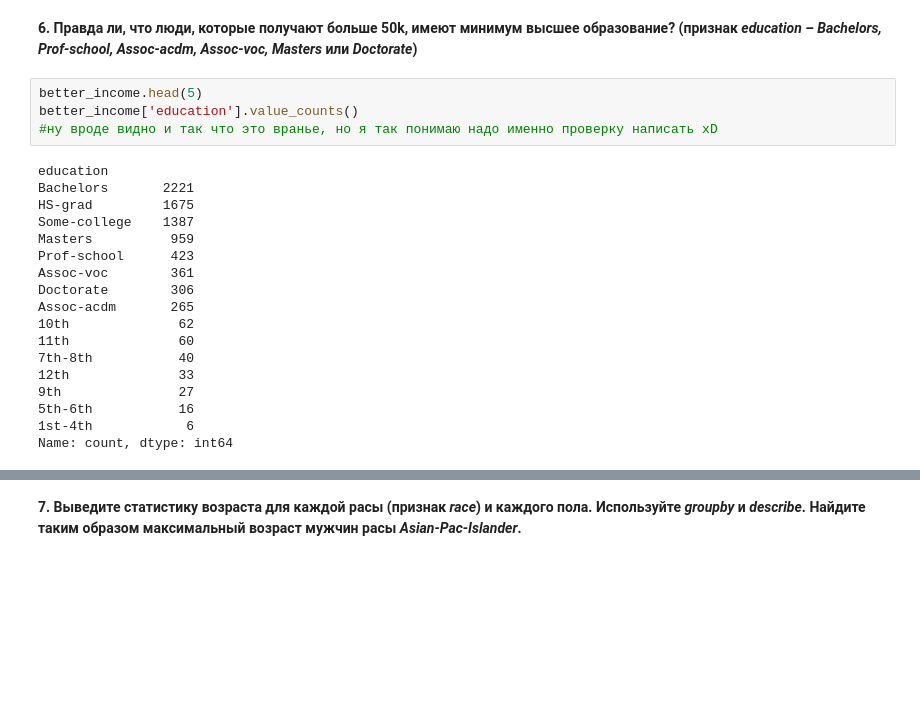
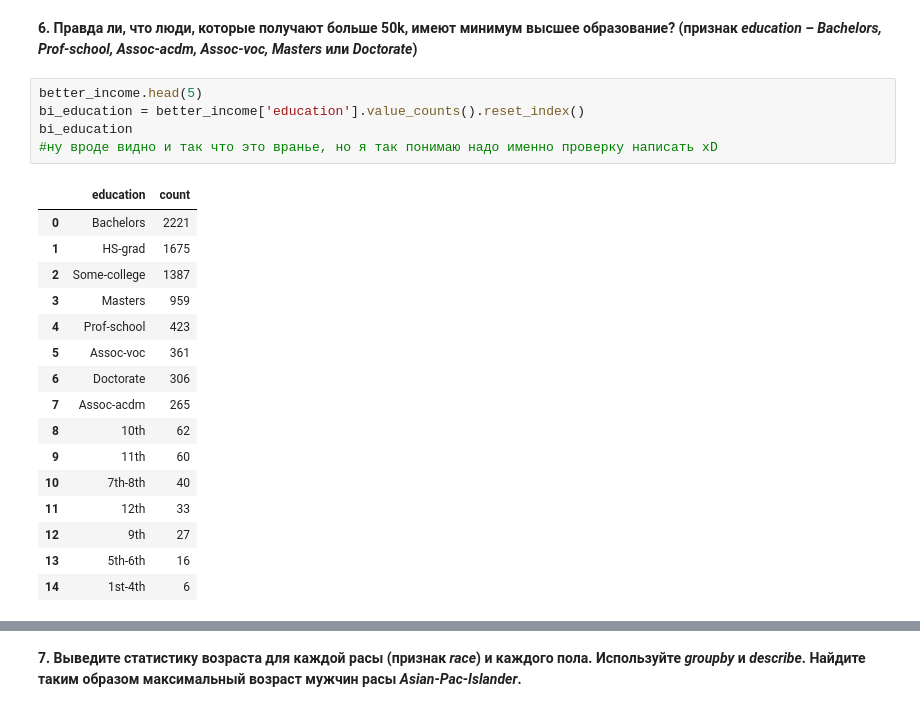
Before and after one commit to TiltSpirit/de_trainee, a Jupyter notebook: assignment_pandas.ipynb, the cells around one changed output, grey strips where cells are left out. Drawn from its saved outputs; the diff is of its cells as text; blank space fills up the shorter version.

```diff
--- a/assignment_pandas.ipynb
+++ b/assignment_pandas.ipynb
@@ -96,23 +96,23 @@ Salary >50K:
 **6. Правда ли, что люди, которые получают больше 50k, имеют минимум высшее образование? (признак *education – Bachelors, Prof-school, Assoc-acdm, Assoc-voc, Masters* или *Doctorate*)**
 # %%
 better_income.head(5)
-better_income['education'].value_counts()
+bi_education = better_income['education'].value_counts().reset_index()
+bi_education
 #ну вроде видно и так что это вранье, но я так понимаю надо именно проверку написать xD
 # %% [output]
-education
-Bachelors       2221
-HS-grad         1675
-Some-college    1387
-Masters          959
-Prof-school      423
-Assoc-voc        361
-Doctorate        306
-Assoc-acdm       265
-10th              62
-11th              60
-7th-8th           40
-12th              33
-9th               27
-5th-6th           16
-1st-4th            6
-Name: count, dtype: int64
+|  | education | count |
+| 0 | Bachelors | 2221 |
+| 1 | HS-grad | 1675 |
+| 2 | Some-college | 1387 |
+| 3 | Masters | 959 |
+| 4 | Prof-school | 423 |
+| 5 | Assoc-voc | 361 |
+| 6 | Doctorate | 306 |
+| 7 | Assoc-acdm | 265 |
+| 8 | 10th | 62 |
+| 9 | 11th | 60 |
+| 10 | 7th-8th | 40 |
+| 11 | 12th | 33 |
+| 12 | 9th | 27 |
+| 13 | 5th-6th | 16 |
+| 14 | 1st-4th | 6 |
```
Also changed, not shown: parts of 23 cells of this notebook.
